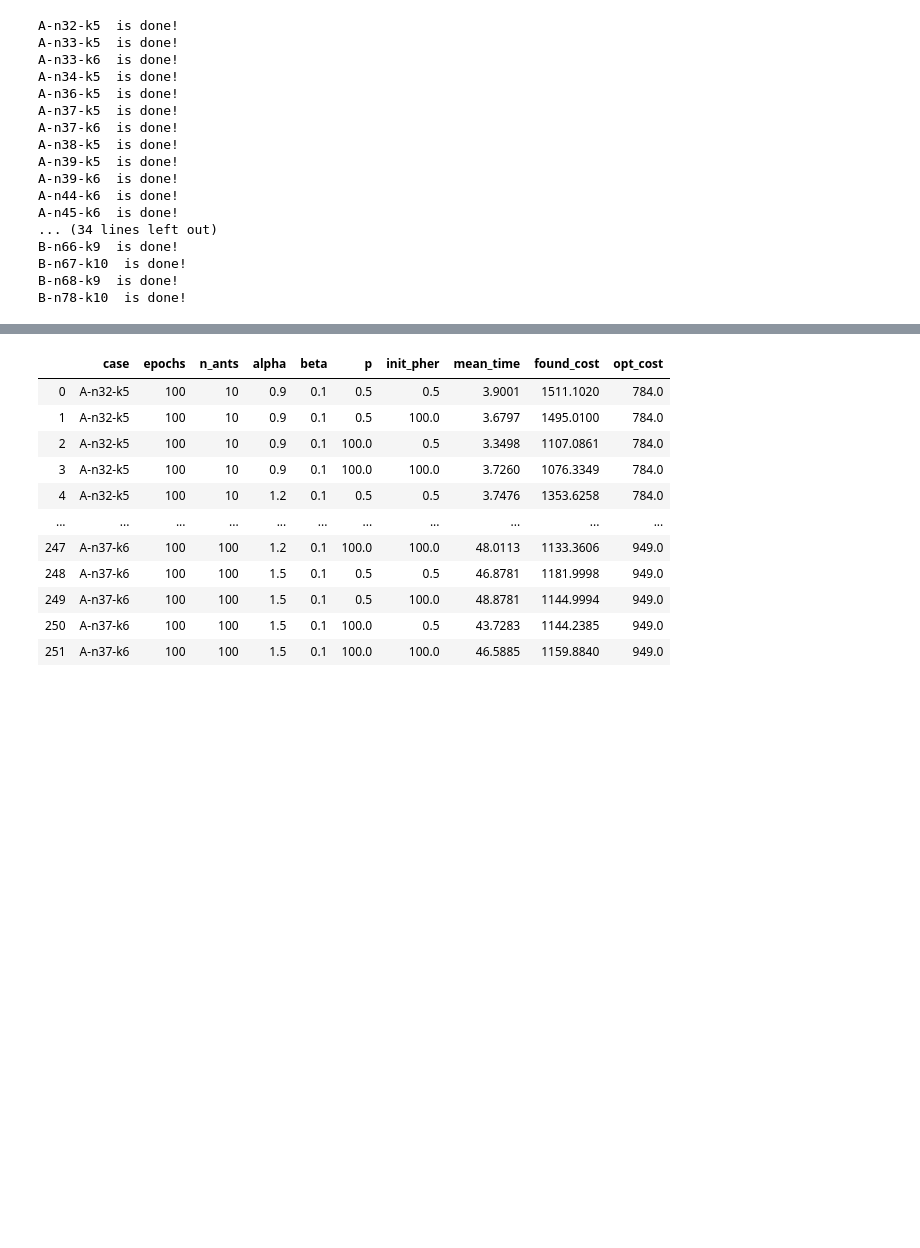
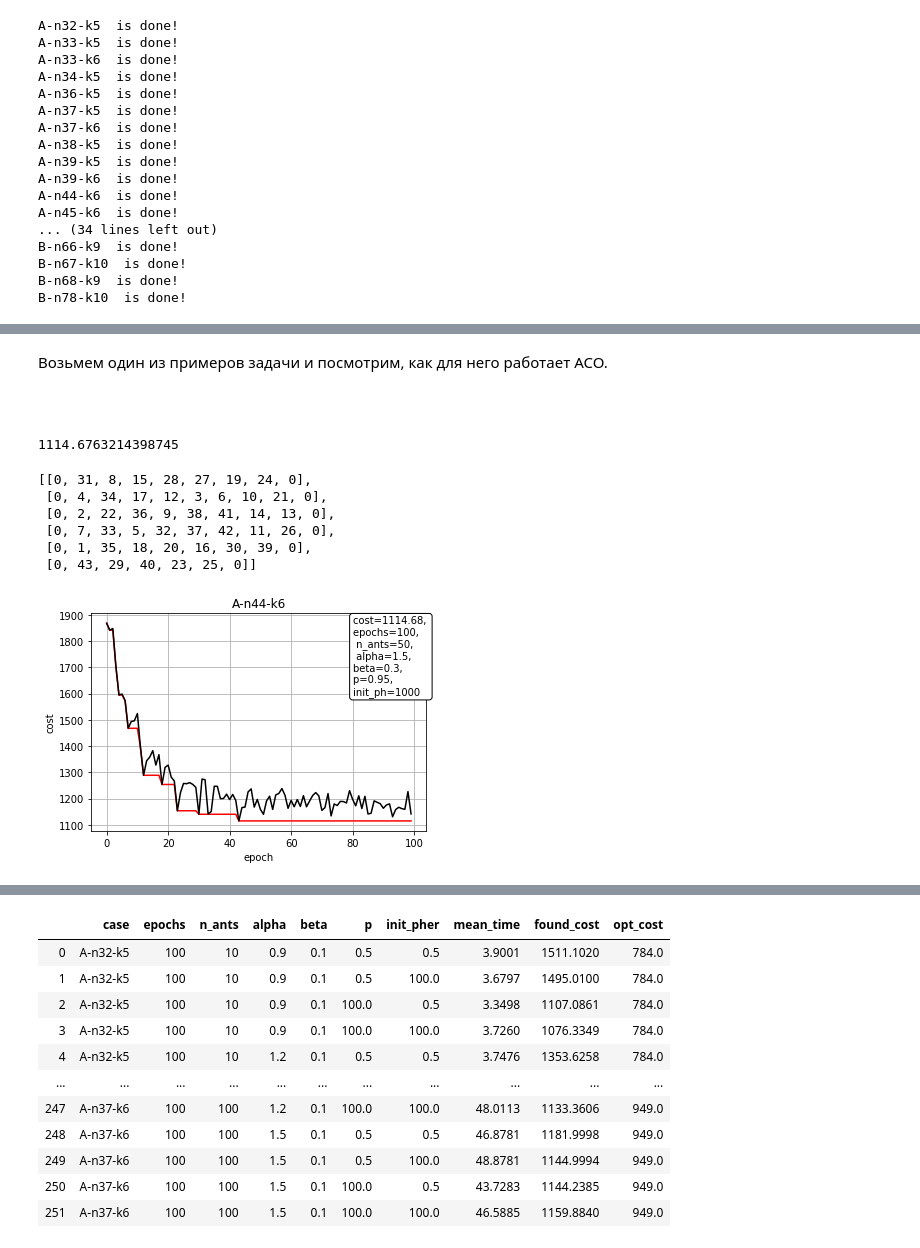
Before and after one commit to kislN/AntColonyVRP, a Jupyter notebook: report.ipynb, the cells around one changed output, grey strips where cells are left out. Saved outputs shown, nothing was run; the diff lists cells and outputs as text; code cells hidden in the pictures; blank space fills up the shorter version.

```diff
--- a/report.ipynb
+++ b/report.ipynb
@@ -41,0 +63,25 @@ B-n78-k10  is done!
+# %% [markdown]
+Возьмем один из примеров задачи и посмотрим, как для него работает ACO.
+# %% [markdown]
+#####
+# %%
+i = 10
+case = VPR(cases[i]['n_trucks'], cases[i]['dimension'], cases[i]['capacity'], cases[i]['demands'], cases[i]['adj_matrix'])
+case.compute(epochs=100, n_ants=50, alpha=1.5, beta=0.3, rho=0.95, init_pheromone=1000)
+# %%
+case.final_cost
+# %% [output]
+1114.6763214398745
+# %%
+case.final_sol
+# %% [output]
+[[0, 31, 8, 15, 28, 27, 19, 24, 0],
+ [0, 4, 34, 17, 12, 3, 6, 10, 21, 0],
+ [0, 2, 22, 36, 9, 38, 41, 14, 13, 0],
+ [0, 7, 33, 5, 32, 37, 42, 11, 26, 0],
+ [0, 1, 35, 18, 20, 16, 30, 39, 0],
+ [0, 43, 29, 40, 23, 25, 0]]
+# %%
+case.plot_function()
+# %% [output]
+[figure, added]
```
Also changed, not shown: parts of 12 cells of this notebook, 3 other files.
